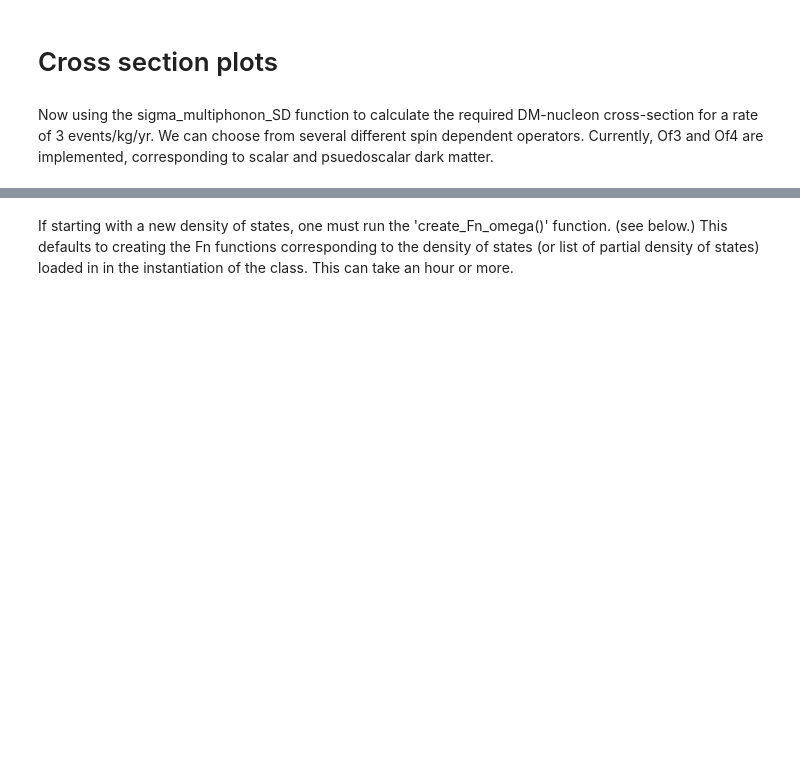
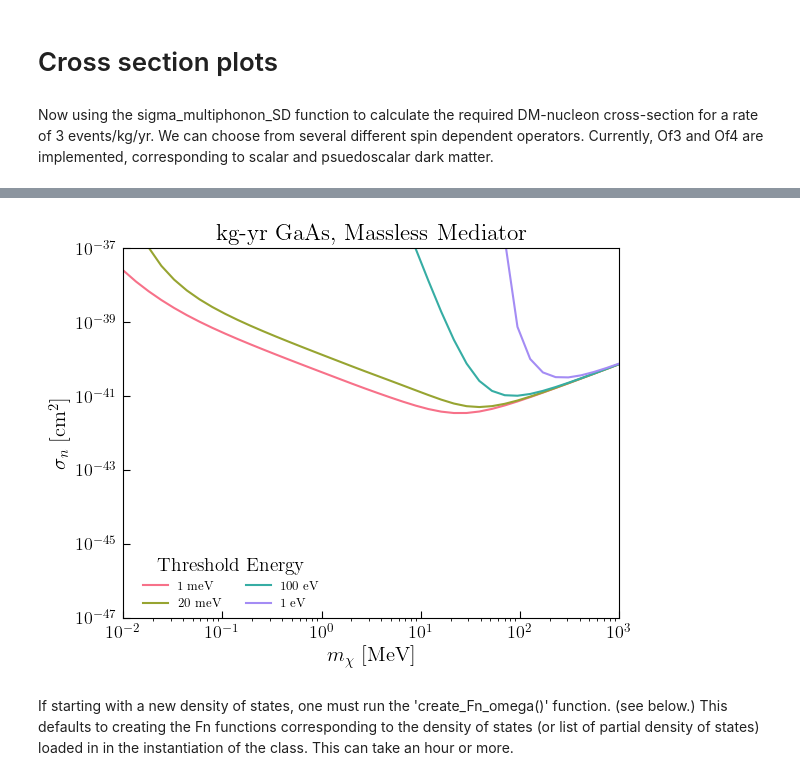
Before and after one commit to tongylin/DarkELF, a Jupyter notebook: examples/darkelf_multiphonons_spin_dependent.ipynb, the cells around one changed output, grey strips where cells are left out. Saved outputs shown, nothing was run; the diff lists cells and outputs as text; code cells hidden in the pictures; blank space fills up the shorter version.

```diff
--- a/examples/darkelf_multiphonons_spin_dependent.ipynb
+++ b/examples/darkelf_multiphonons_spin_dependent.ipynb
@@ -119,10 +119,10 @@ for i, mass in enumerate(mdm):
     gaas.update_params(mX = mass, mMed = 0) # update the DM mass
     if (i % 5) == 0:
         start = time.time()
-    reaches1[i] = gaas.sigma_multiphonons_SD(threshold=1e-3, DM_op = 'Of4')
-    reaches2[i] = gaas.sigma_multiphonons_SD(threshold=20e-3, DM_op = 'Of4')
-    reaches3[i] = gaas.sigma_multiphonons_SD(threshold=1e-1, DM_op = 'Of4')
-    reaches4[i] = gaas.sigma_multiphonons_SD(threshold=1, DM_op = 'Of4')
+    reaches1[i] = gaas.sigma_multiphonons_SD(threshold=1e-3, SD_op = 'Of4')
+    reaches2[i] = gaas.sigma_multiphonons_SD(threshold=20e-3, SD_op = 'Of4')
+    reaches3[i] = gaas.sigma_multiphonons_SD(threshold=1e-1, SD_op = 'Of4')
+    reaches4[i] = gaas.sigma_multiphonons_SD(threshold=1, SD_op = 'Of4')
 
     if (i % 5) == 4:
         end = time.time()
@@ -161,3 +161,4 @@ ax.set_xticks(xtick_major)
 ax.legend(loc=(0.03,0.01),fontsize=9,frameon=False,ncol=2,title='Threshold Energy')
 
 plt.savefig(plotdir+"gaas_massless_multiphonon.pdf",bbox_inches='tight')
+# %% [output]
@@ -164,3 +173,4 @@ plt.savefig(plotdir+"gaas_massless_multiphonon.pdf",bbox_inches='tight')
+[figure, added]
 # %% [markdown]
 If starting with a new density of states, one must run the 'create_Fn_omega()' function. (see below.) This defaults to creating the Fn functions corresponding to the density of states (or list of partial density of states) loaded in in the instantiation of the class. This can take an hour or more.
 # %% [markdown]
```
Also changed, not shown: parts of 1 cell of this notebook, 1 other file.
